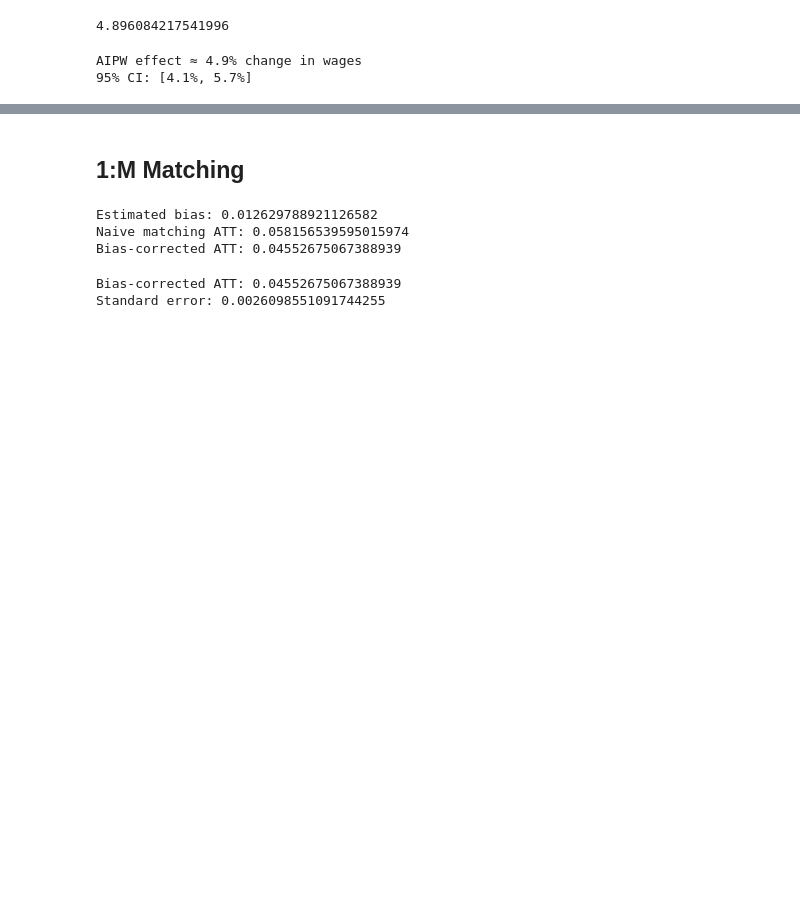
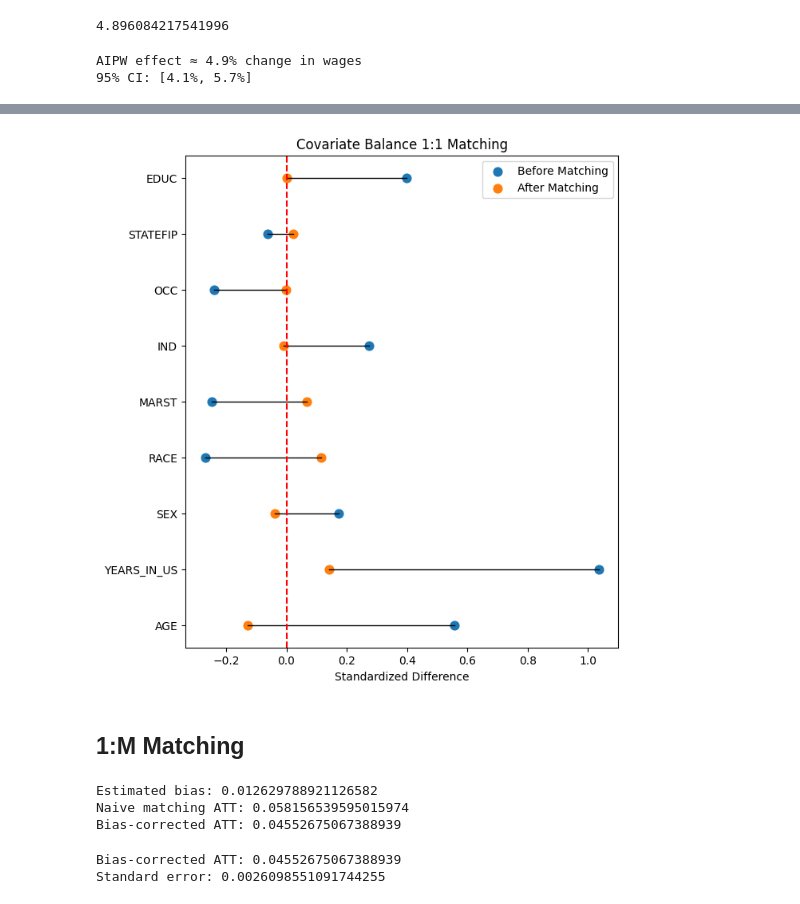
Before and after one commit to zydingstf/STAT209FinalProject, a Jupyter notebook: notebooks/04_matching.ipynb, the cells around one changed output, grey strips where cells are left out. Drawn from its saved outputs; the diff is of its cells as text; code cells hidden in the pictures; blank space fills up the shorter version.

Commit message:
added covariance balance

```diff
--- a/notebooks/04_matching.ipynb
+++ b/notebooks/04_matching.ipynb
@@ -132,0 +172,8 @@ AIPW effect ≈ 4.9% change in wages
+# %%
+covariates = ["AGE", "YEARS_IN_US", "SEX", "RACE", "MARST", "IND", "OCC", "STATEFIP", "EDUC"]
+
+smd_before = compute_smd_before(df, covariates)
+smd_after = compute_smd_after(df_matched, covariates)
+
+balance_table = pd.concat([smd_before, smd_after], axis=1)
+balance_table
@@ -133,3 +191,16 @@ AIPW effect ≈ 4.9% change in wages
+# %%
+plt.figure(figsize=(7, 8))
+plt.scatter(smd_before, covariates, label="Before Matching", s=60)
+plt.scatter(smd_after, covariates, label="After Matching", s=60)
+for i, cov in enumerate(covariates):
+    plt.plot([smd_before[i], smd_after[i]], [cov, cov], color='black', linewidth=1)
+plt.axvline(0, color="red", linestyle="--")
+plt.title("Covariate Balance 1:1 Matching")
+plt.xlabel("Standardized Difference")
+plt.legend()
+plt.show()
+# %% [output]
+[figure, added]
 # %% [markdown]
 ## 1:M Matching
 # %%
```
Also changed, not shown: parts of 9 cells of this notebook, 3 other files.
